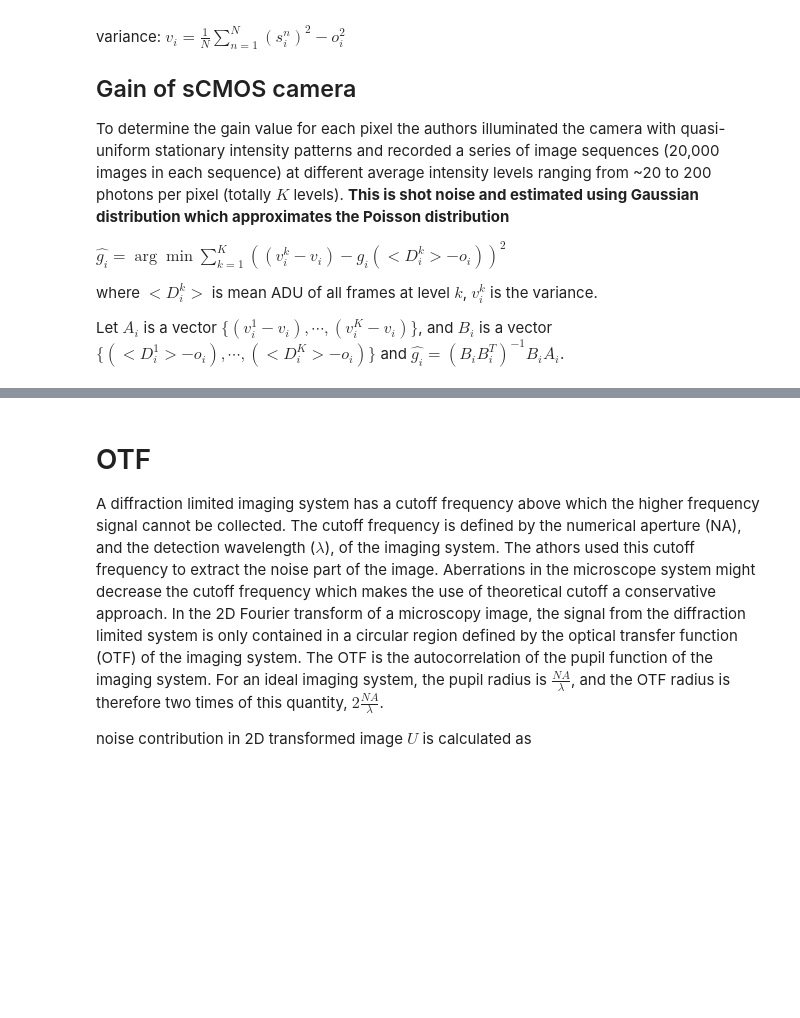
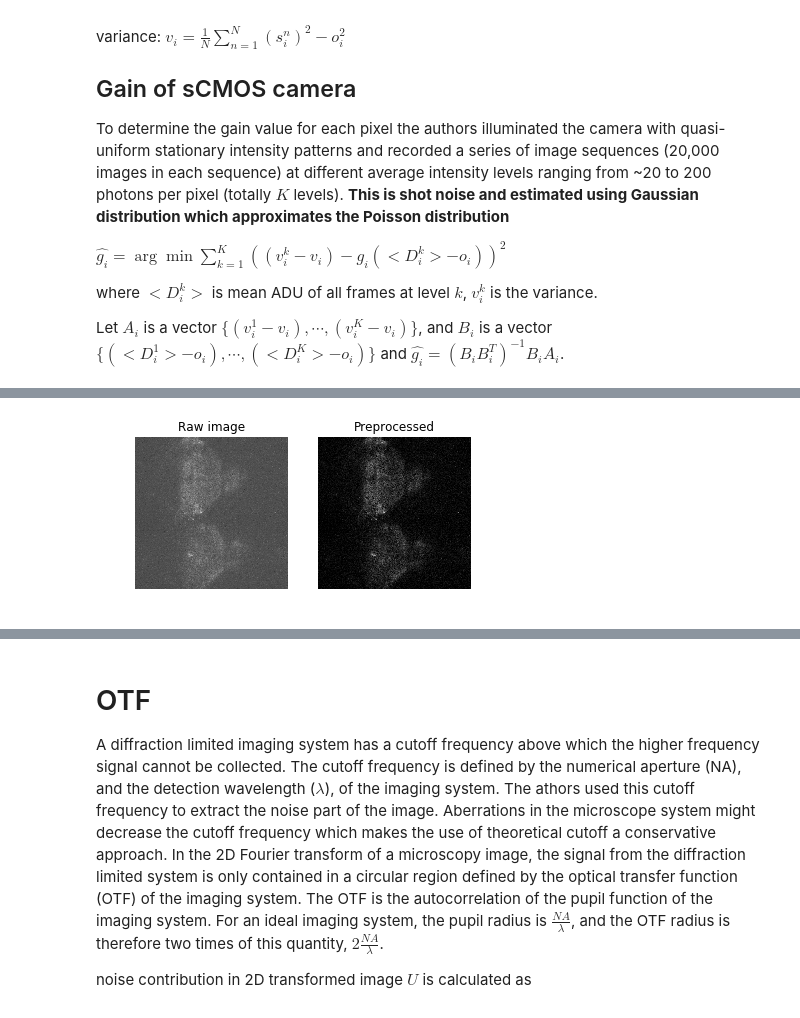
Before and after one commit to zqwei/fish_processing, a Jupyter notebook: pixelwiseDenoising/pixelDenoising.ipynb, the cells around one changed output, grey strips where cells are left out. Drawn from its saved outputs; the diff is of its cells as text; code cells hidden in the pictures; blank space fills up the shorter version.

```diff
--- a/pixelwiseDenoising/pixelDenoising.ipynb
+++ b/pixelwiseDenoising/pixelDenoising.ipynb
@@ -210,0 +224,17 @@ np.logical_and(gain<2.99, gain>1.3).mean()
+# %%
+exImg = imgStack[0]
+imgD = (exImg - offset) / (gain + 1e-12)
+imgD[gain < 0.5] = 1e-6
+# imgD[gain > 10] = 1e-6
+imgD[imgD <= 0] = 1e-6
+f, (ax1, ax2) = plt.subplots(1, 2)
+ax1.imshow(exImg, cmap='gray')
+ax1.set_title('Raw image')
+ax1.axis('off')
+ax2.imshow(imgD, cmap='gray')
+ax2.set_title('Preprocessed')
+ax2.axis('off')
+f.savefig('comparison.png', dpi=1000)
+plt.show()
+# %% [output]
+[figure, added]
```
Also changed, not shown: parts of 23 cells of this notebook, 6 other files.
